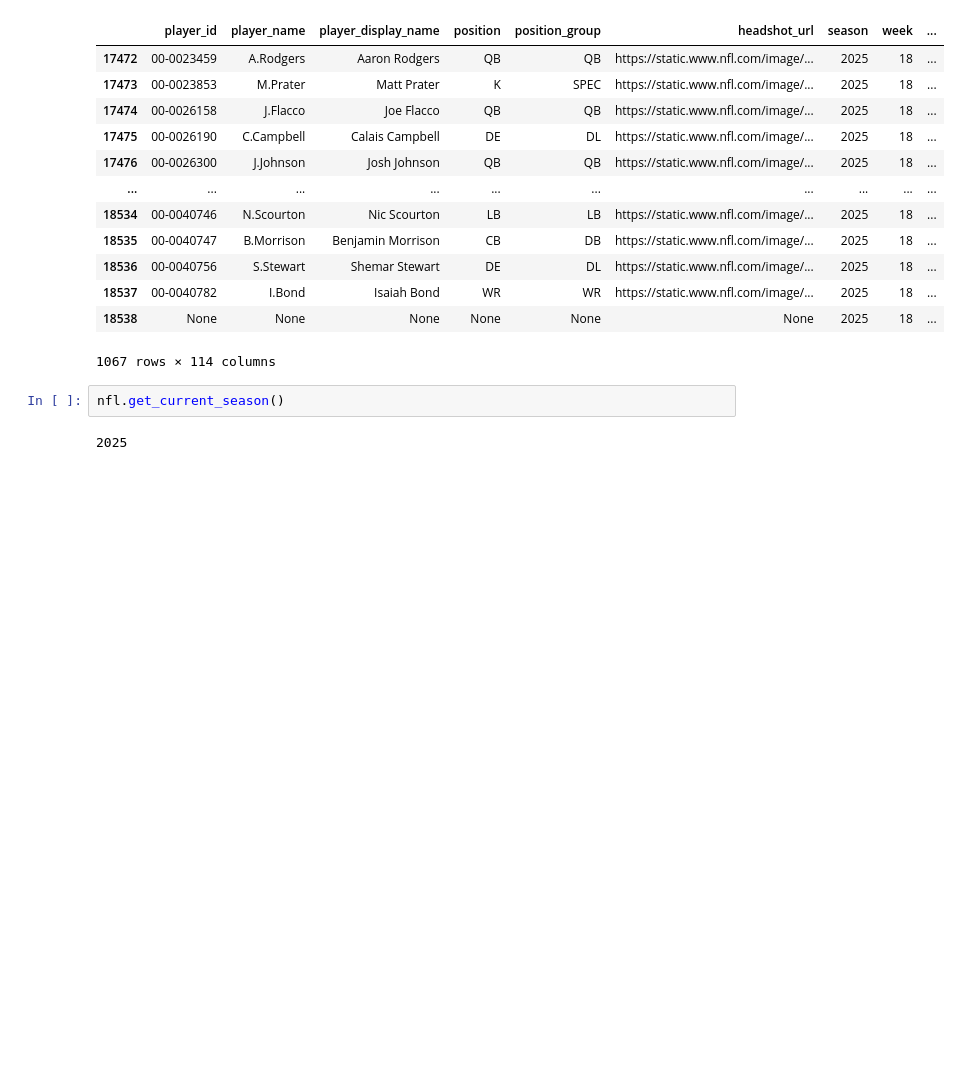
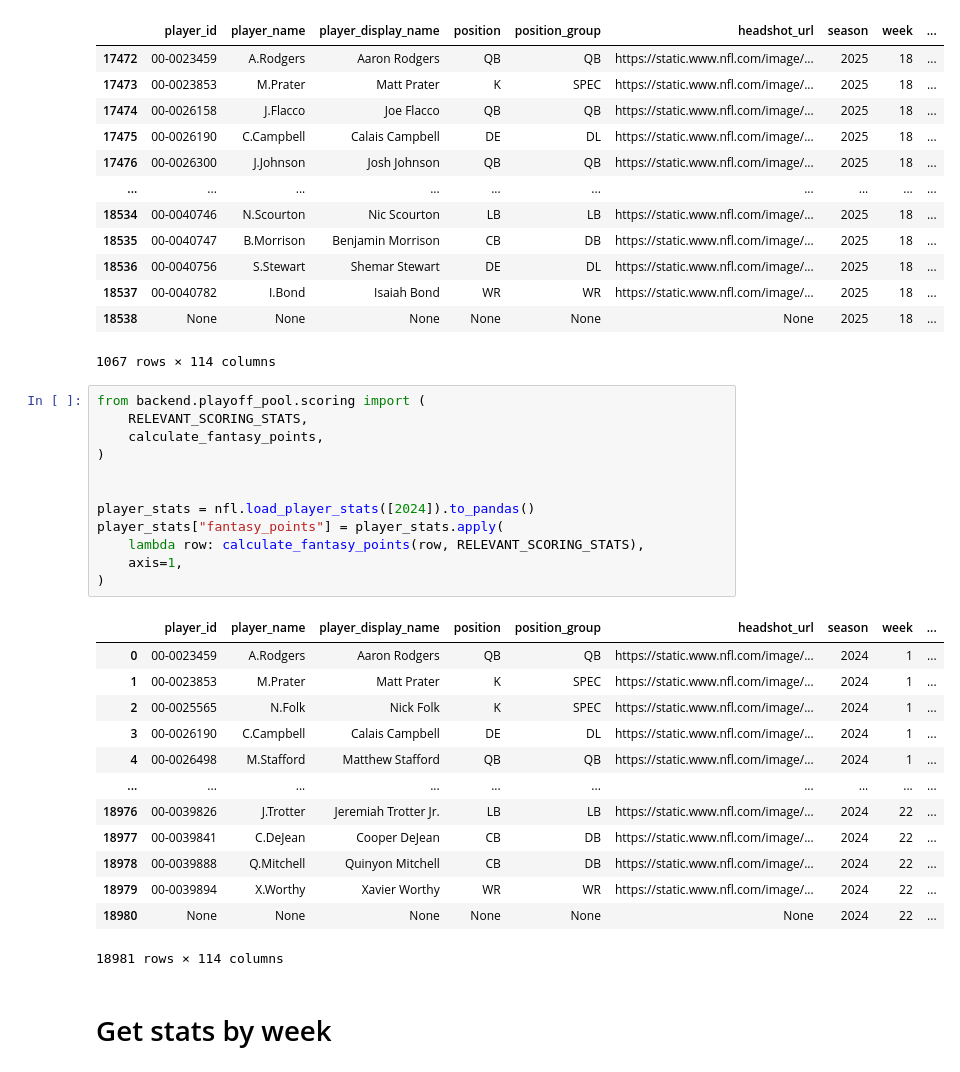
Before and after one commit to DesiPilla/espn-api-v3, a Jupyter notebook: Playoff_draft.ipynb, the cells around one changed output. Drawn from its saved outputs; the diff is of its cells as text; blank space fills up the shorter version.

Commit message:
feat: Pull real fantasy points for players

```diff
--- a/Playoff_draft.ipynb
+++ b/Playoff_draft.ipynb
@@ -175,6 +179,30 @@ player_stats[player_stats["week"] == 18]
 | 18538 | None | None | None | None | None | None | 2025 | 18 | ... |
 1067 rows × 114 columns
 # %%
-nfl.get_current_season()
+from backend.playoff_pool.scoring import (
+    RELEVANT_SCORING_STATS,
+    calculate_fantasy_points,
+)
+
+
+player_stats = nfl.load_player_stats([2024]).to_pandas()
+player_stats["fantasy_points"] = player_stats.apply(
+    lambda row: calculate_fantasy_points(row, RELEVANT_SCORING_STATS),
+    axis=1,
+)
 # %% [output]
+|  | player_id | player_name | player_display_name | position | position_group | headshot_url | season | week | ... |
+| 0 | 00-0023459 | A.Rodgers | Aaron Rodgers | QB | QB | https://static.www.nfl.com/image/... | 2024 | 1 | ... |
+| 1 | 00-0023853 | M.Prater | Matt Prater | K | SPEC | https://static.www.nfl.com/image/... | 2024 | 1 | ... |
+| 2 | 00-0025565 | N.Folk | Nick Folk | K | SPEC | https://static.www.nfl.com/image/... | 2024 | 1 | ... |
+| 3 | 00-0026190 | C.Campbell | Calais Campbell | DE | DL | https://static.www.nfl.com/image/... | 2024 | 1 | ... |
+| 4 | 00-0026498 | M.Stafford | Matthew Stafford | QB | QB | https://static.www.nfl.com/image/... | 2024 | 1 | ... |
+| ... | ... | ... | ... | ... | ... | ... | ... | ... | ... |
+| 18976 | 00-0039826 | J.Trotter | Jeremiah Trotter Jr. | LB | LB | https://static.www.nfl.com/image/... | 2024 | 22 | ... |
+| 18977 | 00-0039841 | C.DeJean | Cooper DeJean | CB | DB | https://static.www.nfl.com/image/... | 2024 | 22 | ... |
+| 18978 | 00-0039888 | Q.Mitchell | Quinyon Mitchell | CB | DB | https://static.www.nfl.com/image/... | 2024 | 22 | ... |
+| 18979 | 00-0039894 | X.Worthy | Xavier Worthy | WR | WR | https://static.www.nfl.com/image/... | 2024 | 22 | ... |
+| 18980 | None | None | None | None | None | None | 2024 | 22 | ... |
-2025
+18981 rows × 114 columns
+# %% [markdown]
+# Get stats by week
```
Also changed, not shown: parts of 7 cells of this notebook, 5 other files.
